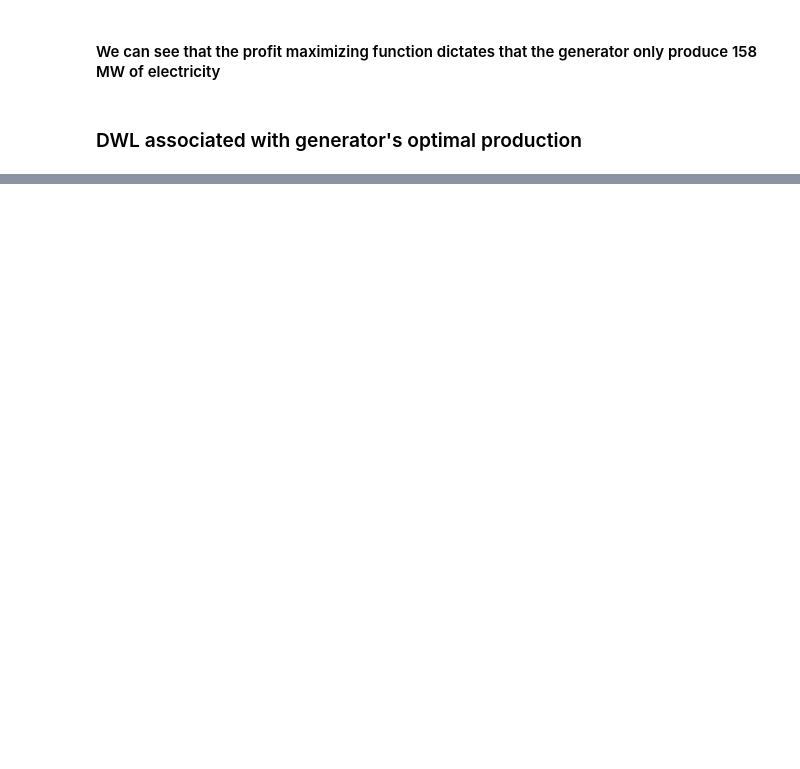
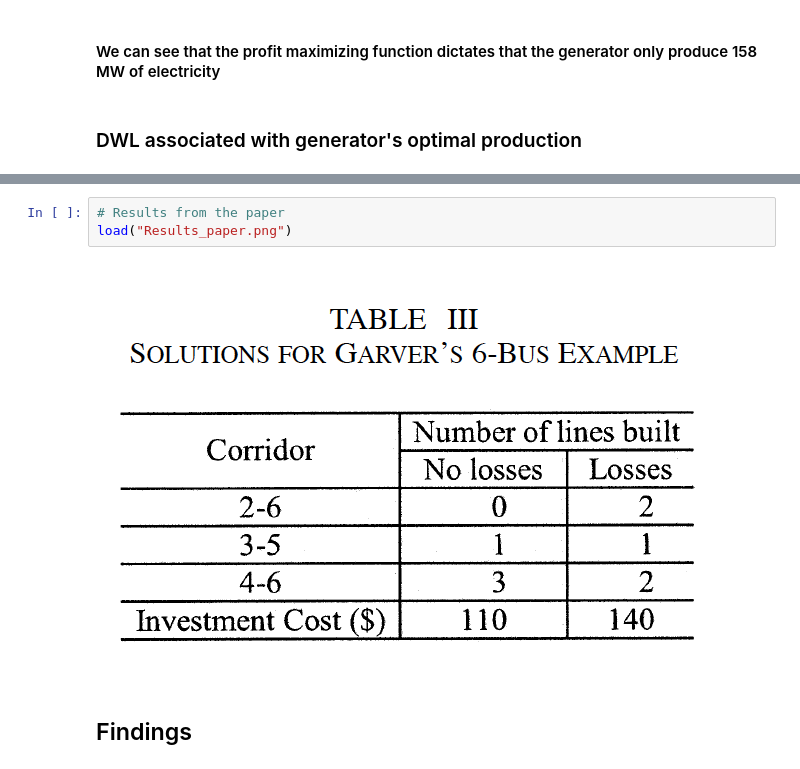
Before and after one commit to coquetm/CMiE-2017-Manuel-Coquet, a Jupyter notebook: Manuel_Coquet_Final_Project.ipynb, the cells around one changed output, grey strips where cells are left out. Drawn from its saved outputs; the diff is of its cells as text; blank space fills up the shorter version.

```diff
--- a/Manuel_Coquet_Final_Project.ipynb
+++ b/Manuel_Coquet_Final_Project.ipynb
@@ -1153,0 +1747,7 @@ scatter!([gen_opt_P+3], [14_500], series_annotations = ["DWL = $gen_opt_DWL doll
+# %%
+# Results from the paper
+load("Results_paper.png")
+# %% [output]
+[figure, added]
+# %% [markdown]
+## Findings
```
Also changed, not shown: parts of 73 cells of this notebook, 2 other files.
